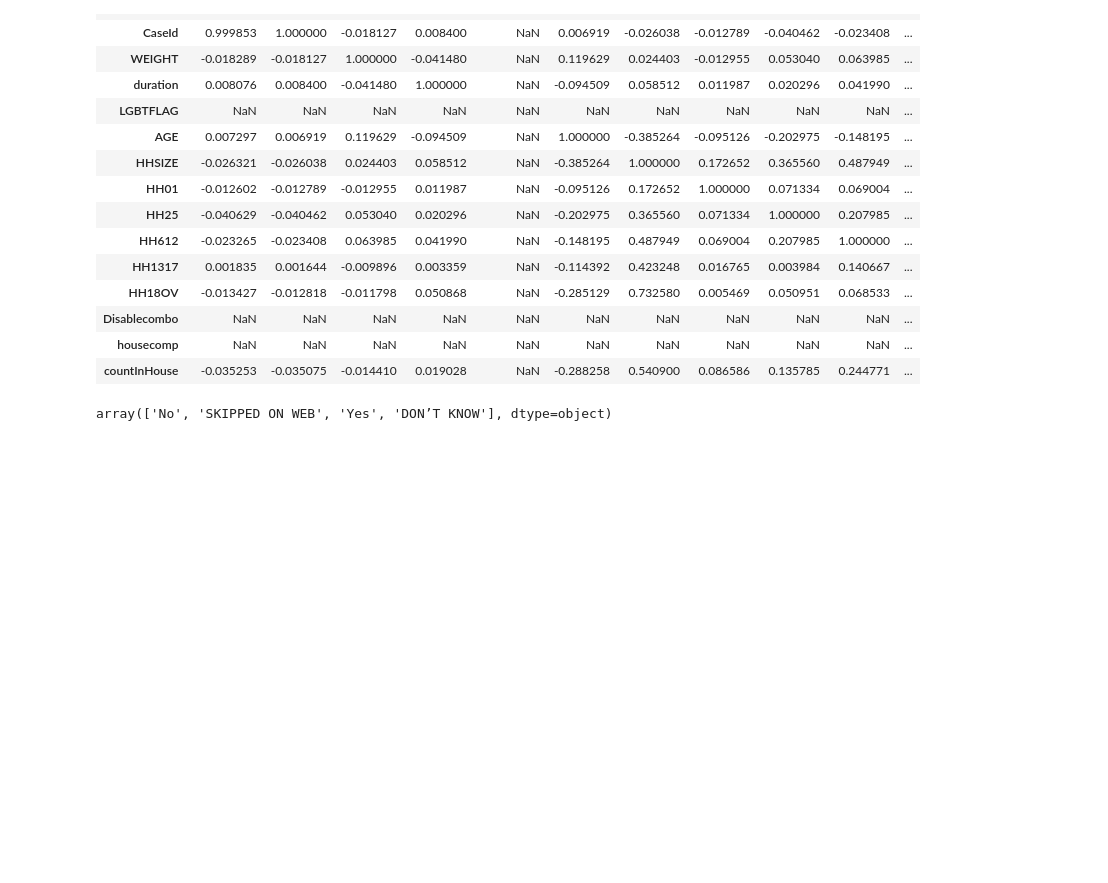
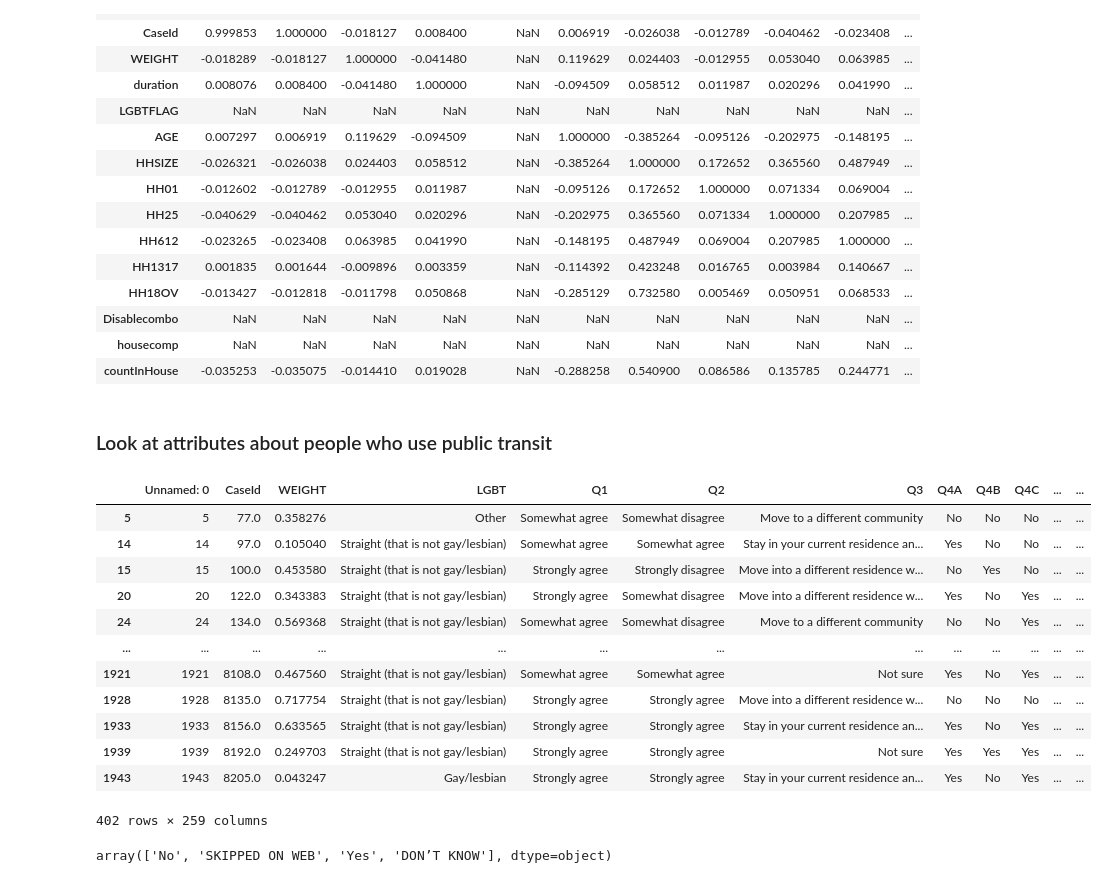
Before and after one commit to matthewasloan95/social-isolation-transportation, a Jupyter notebook: public_transit.ipynb, the cells around one changed output. Cells and saved outputs as stored; diff of their text form; code cells hidden in the pictures; blank space fills up the shorter version.

```diff
--- a/public_transit.ipynb
+++ b/public_transit.ipynb
@@ -73,6 +74,24 @@ df_2018.corr()
 | Disablecombo | NaN | NaN | NaN | NaN | NaN | NaN | NaN | NaN | NaN | NaN | ... |
 | housecomp | NaN | NaN | NaN | NaN | NaN | NaN | NaN | NaN | NaN | NaN | ... |
 | countInHouse | -0.035253 | -0.035075 | -0.014410 | 0.019028 | NaN | -0.288258 | 0.540900 | 0.086586 | 0.135785 | 0.244771 | ... |
+# %% [markdown]
+### Look at attributes about people who use public transit
+# %%
+df_2018[df_2018['Q24G']=='Yes']
+# %% [output]
+|  | Unnamed: 0 | CaseId | WEIGHT | LGBT | Q1 | Q2 | Q3 | Q4A | Q4B | Q4C | ... | ... |
+| 5 | 5 | 77.0 | 0.358276 | Other | Somewhat agree | Somewhat disagree | Move to a different community | No | No | No | ... | ... |
+| 14 | 14 | 97.0 | 0.105040 | Straight (that is not gay/lesbian) | Somewhat agree | Somewhat agree | Stay in your current residence an... | Yes | No | No | ... | ... |
+| 15 | 15 | 100.0 | 0.453580 | Straight (that is not gay/lesbian) | Strongly agree | Strongly disagree | Move into a different residence w... | No | Yes | No | ... | ... |
+| 20 | 20 | 122.0 | 0.343383 | Straight (that is not gay/lesbian) | Strongly agree | Somewhat disagree | Move into a different residence w... | Yes | No | Yes | ... | ... |
+| 24 | 24 | 134.0 | 0.569368 | Straight (that is not gay/lesbian) | Somewhat agree | Somewhat disagree | Move to a different community | No | No | Yes | ... | ... |
+| ... | ... | ... | ... | ... | ... | ... | ... | ... | ... | ... | ... | ... |
+| 1921 | 1921 | 8108.0 | 0.467560 | Straight (that is not gay/lesbian) | Somewhat agree | Somewhat agree | Not sure | Yes | No | Yes | ... | ... |
+| 1928 | 1928 | 8135.0 | 0.717754 | Straight (that is not gay/lesbian) | Strongly agree | Strongly agree | Move into a different residence w... | No | No | No | ... | ... |
+| 1933 | 1933 | 8156.0 | 0.633565 | Straight (that is not gay/lesbian) | Strongly agree | Strongly agree | Stay in your current residence an... | Yes | No | Yes | ... | ... |
+| 1939 | 1939 | 8192.0 | 0.249703 | Straight (that is not gay/lesbian) | Strongly agree | Strongly agree | Not sure | Yes | Yes | Yes | ... | ... |
+| 1943 | 1943 | 8205.0 | 0.043247 | Gay/lesbian | Strongly agree | Strongly agree | Stay in your current residence an... | Yes | No | Yes | ... | ... |
+402 rows × 259 columns
 # %%
 df_2018[['Q24G','Q24A','Q24B','Q24C','Q24D','Q24E','Q24F','Q24J']]['Q24G'].unique()
 # %% [output]
```
Also changed, not shown: parts of 16 cells of this notebook.
